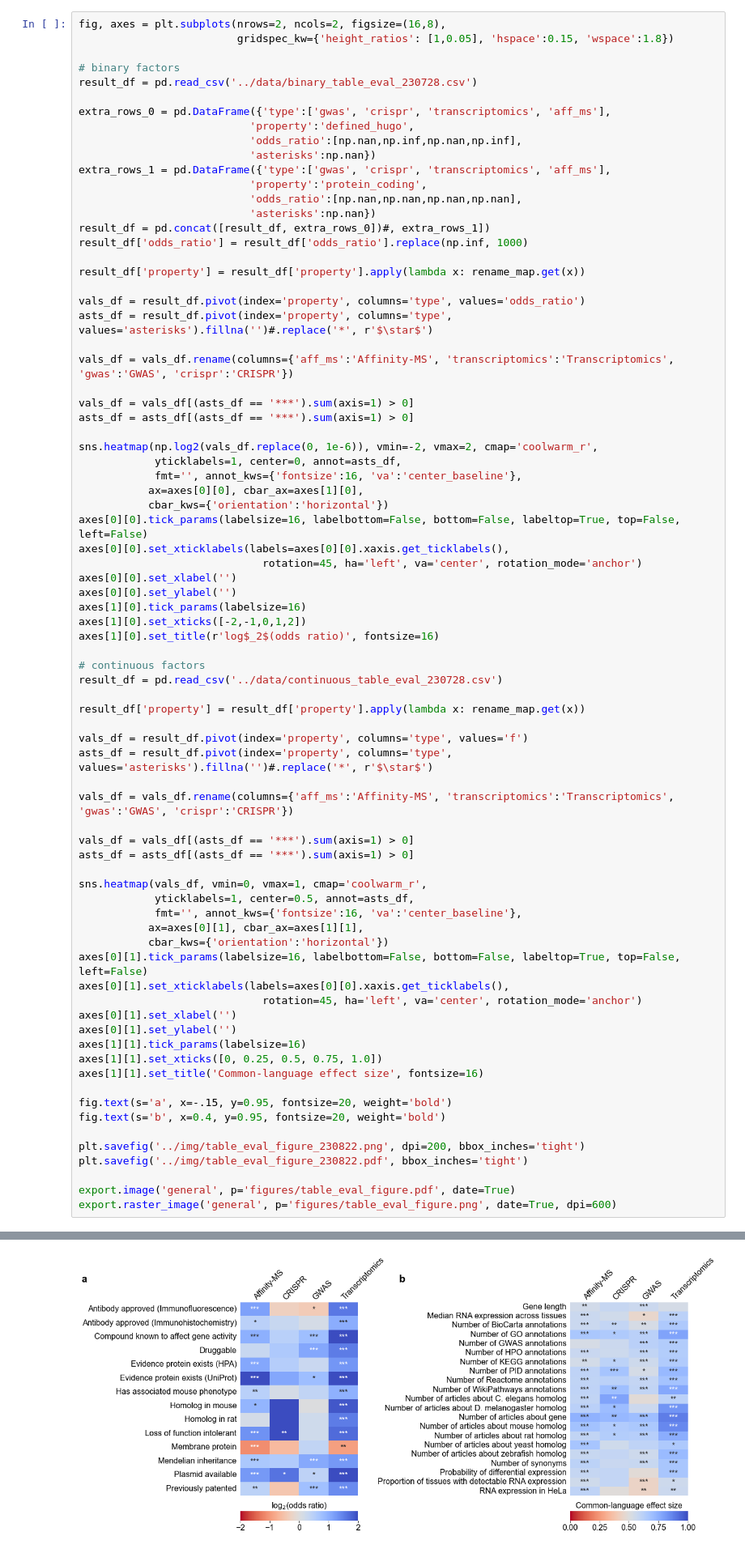
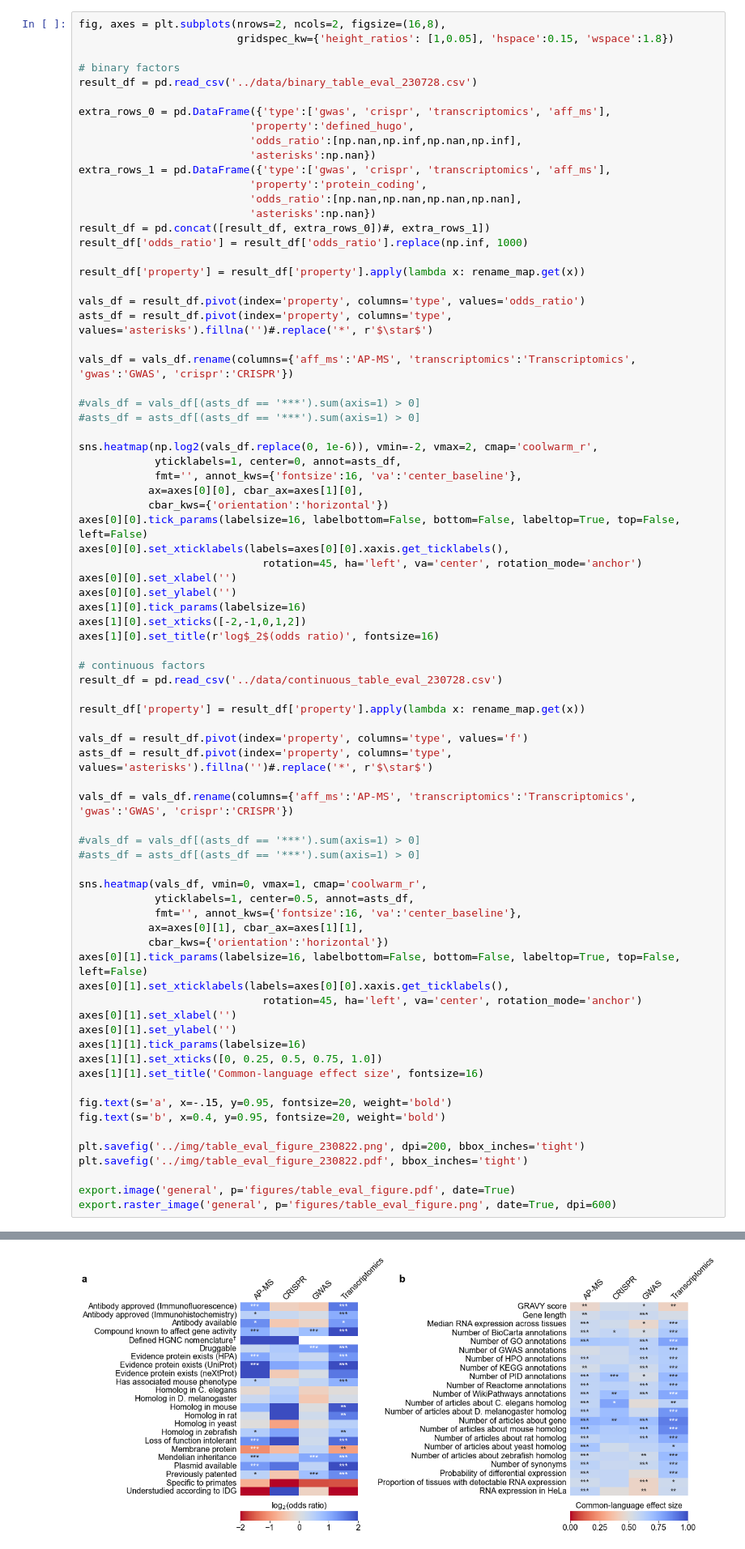
Before and after one commit to amarallab/fmug_analysis, a Jupyter notebook: notebooks/230728_evaluate_table.ipynb, the cells around one changed output, grey strips where cells are left out. Shown: that part at 81% size. Drawn from its saved outputs; the diff is of its cells as text.

```diff
--- a/notebooks/230728_evaluate_table.ipynb
+++ b/notebooks/230728_evaluate_table.ipynb
@@ -649,10 +698,10 @@ result_df['property'] = result_df['property'].apply(lambda x: rename_map.get(x))
 vals_df = result_df.pivot(index='property', columns='type', values='odds_ratio')
 asts_df = result_df.pivot(index='property', columns='type', values='asterisks').fillna('')#.replace('*', r'$\star$')
 
-vals_df = vals_df.rename(columns={'aff_ms':'Affinity-MS', 'transcriptomics':'Transcriptomics', 'gwas':'GWAS', 'crispr':'CRISPR'})
+vals_df = vals_df.rename(columns={'aff_ms':'AP-MS', 'transcriptomics':'Transcriptomics', 'gwas':'GWAS', 'crispr':'CRISPR'})
 
-vals_df = vals_df[(asts_df == '***').sum(axis=1) > 0]
-asts_df = asts_df[(asts_df == '***').sum(axis=1) > 0]
+#vals_df = vals_df[(asts_df == '***').sum(axis=1) > 0]
+#asts_df = asts_df[(asts_df == '***').sum(axis=1) > 0]
 
 sns.heatmap(np.log2(vals_df.replace(0, 1e-6)), vmin=-2, vmax=2, cmap='coolwarm_r',
             yticklabels=1, center=0, annot=asts_df,
@@ -676,36 +725,36 @@ result_df['property'] = result_df['property'].apply(lambda x: rename_map.get(x))
 vals_df = result_df.pivot(index='property', columns='type', values='f')
 asts_df = result_df.pivot(index='property', columns='type', values='asterisks').fillna('')#.replace('*', r'$\star$')
 
-vals_df = vals_df.rename(columns={'aff_ms':'Affinity-MS', 'transcriptomics':'Transcriptomics', 'gwas':'GWAS', 'crispr':'CRISPR'})
+vals_df = vals_df.rename(columns={'aff_ms':'AP-MS', 'transcriptomics':'Transcriptomics', 'gwas':'GWAS', 'crispr':'CRISPR'})
 
-vals_df = vals_df[(asts_df == '***').sum(axis=1) > 0]
-asts_df = asts_df[(asts_df == '***').sum(axis=1) > 0]
+#vals_df = vals_df[(asts_df == '***').sum(axis=1) > 0]
+#asts_df = asts_df[(asts_df == '***').sum(axis=1) > 0]
 
 sns.heatmap(vals_df, vmin=0, vmax=1, cmap='coolwarm_r',
             yticklabels=1, center=0.5, annot=asts_df,
             fmt='', annot_kws={'fontsize':16, 'va':'center_baseline'},
            ax=axes[0][1], cbar_ax=axes[1][1],
            cbar_kws={'orientation':'horizontal'})
 axes[0][1].tick_params(labelsize=16, labelbottom=False, bottom=False, labeltop=True, top=False, left=False)
 axes[0][1].set_xticklabels(labels=axes[0][0].xaxis.get_ticklabels(),
                              rotation=45, ha='left', va='center', rotation_mode='anchor')
 axes[0][1].set_xlabel('')
 axes[0][1].set_ylabel('')
 axes[1][1].tick_params(labelsize=16)
 axes[1][1].set_xticks([0, 0.25, 0.5, 0.75, 1.0])
 axes[1][1].set_title('Common-language effect size', fontsize=16)
 
 fig.text(s='a', x=-.15, y=0.95, fontsize=20, weight='bold')
 fig.text(s='b', x=0.4, y=0.95, fontsize=20, weight='bold')
 
 plt.savefig('../img/table_eval_figure_230822.png', dpi=200, bbox_inches='tight')
 plt.savefig('../img/table_eval_figure_230822.pdf', bbox_inches='tight')
 
 export.image('general', p='figures/table_eval_figure.pdf', date=True)
 export.raster_image('general', p='figures/table_eval_figure.png', date=True, dpi=600)
 # %% [output]
 meta NOT subset; don't know how to subset; dropped
 meta NOT subset; don't know how to subset; dropped
 meta NOT subset; don't know how to subset; dropped
 meta NOT subset; don't know how to subset; dropped
-[figure, old version]
+[figure, new version]
```
Also changed, not shown: parts of 34 cells of this notebook, 8 other files.
